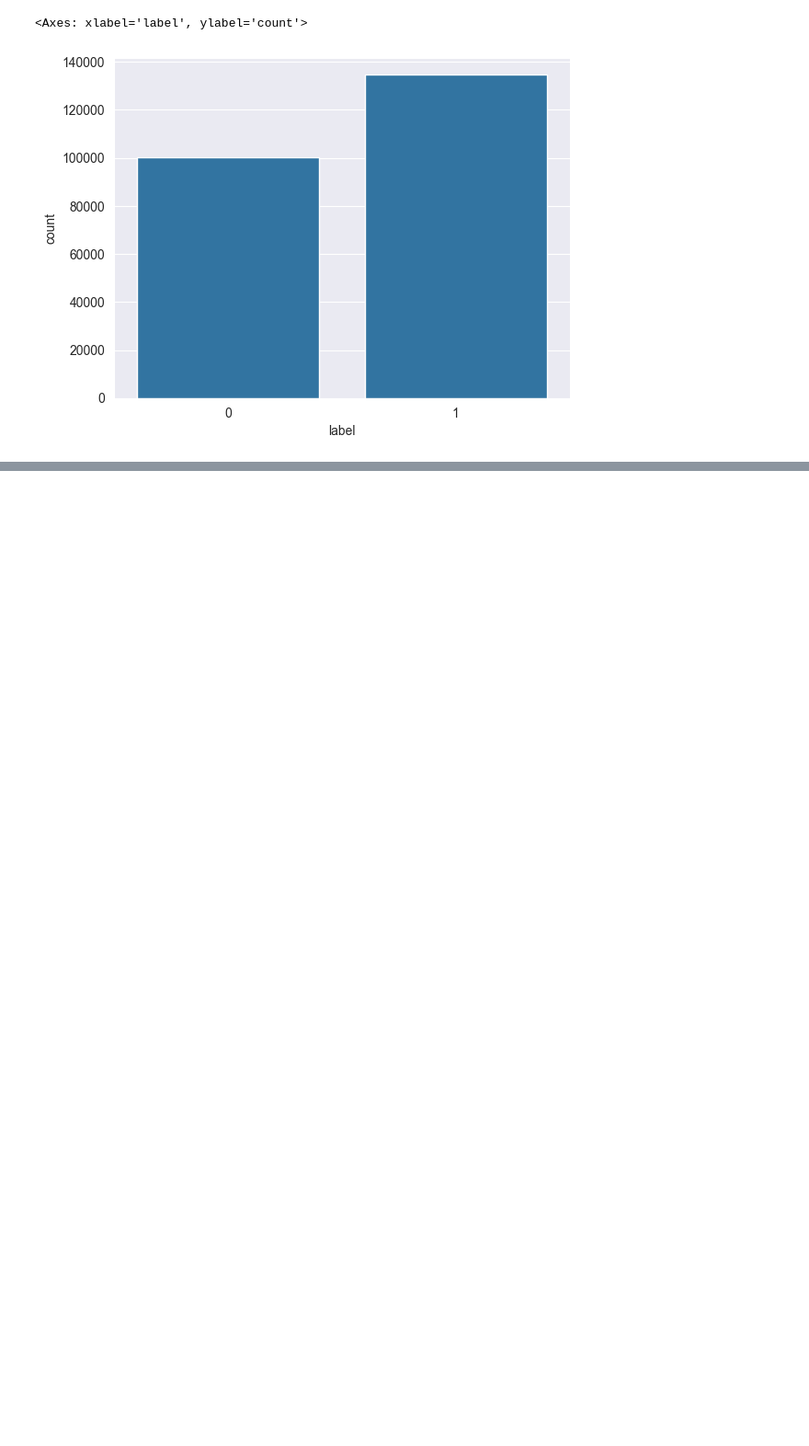
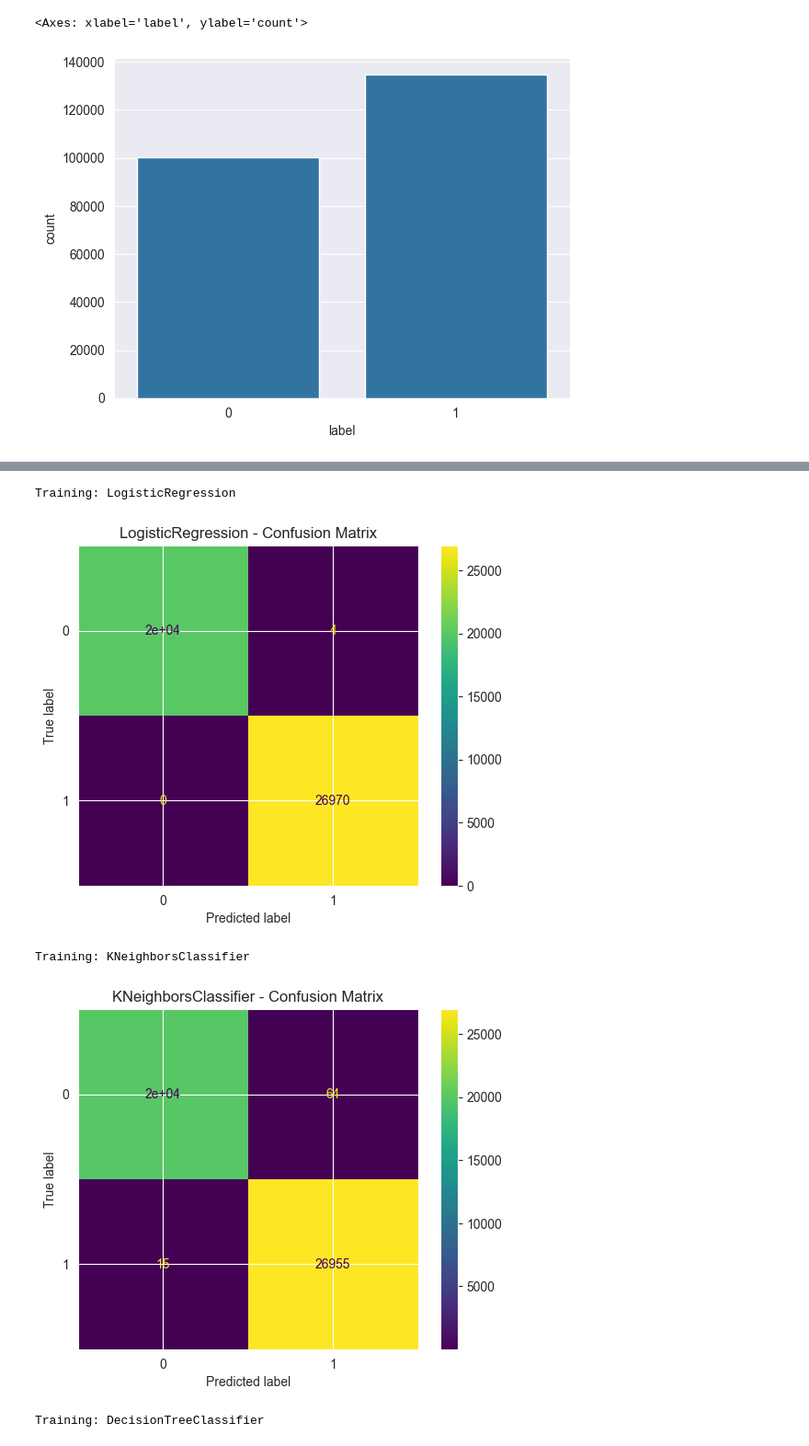
Before and after one commit to gabrielalaa/PhisingDetection, a Jupyter notebook: notebooks/new_training_dataset.ipynb, the cells around one changed output, grey strips where cells are left out. Shown: that part at 92% size. Saved outputs shown, nothing was run; the diff lists cells and outputs as text; code cells hidden in the pictures; blank space fills up the shorter version.

Commit message:
training added

```diff
--- a/notebooks/new_training_dataset.ipynb
+++ b/notebooks/new_training_dataset.ipynb
@@ -97,0 +133,80 @@ There is not a big difference between the two results, so we go to the next step
+# %%
+X = df.drop('label', axis=1)
+y = df['label']
+
+X_train, X_test, y_train, y_test = train_test_split(
+    X, y, test_size=0.2, random_state=42, stratify=y)
+# %%
+# Scale the features
+scaler = StandardScaler()
+
+# Fit only on training data, transform both
+X_train_scaled = scaler.fit_transform(X_train)
+X_test_scaled = scaler.transform(X_test)
+# %%
+np.random.seed(42)
+
+# Models to train
+models = {
+    "LogisticRegression": LogisticRegression(max_iter=1000),
+    "KNeighborsClassifier": KNeighborsClassifier(),
+    "DecisionTreeClassifier": DecisionTreeClassifier(),
+    "RandomForestClassifier": RandomForestClassifier()
+}
+
+# Scaled or not
+use_scaled = {
+    "LogisticRegression": True,
+    "KNeighborsClassifier": True,
+    "DecisionTreeClassifier": False,
+    "RandomForestClassifier": False
+}
+
+results = []
+
+# Train and evaluate
+for name, model in models.items():
+    print(f"\nTraining: {name}")
+
+    if use_scaled[name]:
+        model.fit(X_train_scaled, y_train)
+        y_pred = model.predict(X_test_scaled)
+        X_input = X_test_scaled
+    else:
+        model.fit(X_train, y_train)
+        y_pred = model.predict(X_test)
+        X_input = X_test
+
+    # Metrics
+    results.append({
+        "Model": name,
+        "Accuracy": accuracy_score(y_test, y_pred),
+        "Precision": precision_score(y_test, y_pred, zero_division=0),
+        "Recall": recall_score(y_test, y_pred, zero_division=0),
+        "F1 Score": f1_score(y_test, y_pred, zero_division=0)
+    })
+
+    # Confusion Matrix
+    ConfusionMatrixDisplay.from_estimator(model, X_input, y_test)
+    plt.title(f"{name} - Confusion Matrix")
+    plt.show()
+
+    # Feature Importance if exists
+    if hasattr(model, 'feature_importances_'):
+        importances = model.feature_importances_
+        indices = np.argsort(importances)[::-1]
+        feature_names = X.columns if not use_scaled[name] else X.columns  # same columns
+        plt.figure(figsize=(10, 5))
+        sns.barplot(x=importances[indices], y=feature_names[indices])
+        plt.title(f"{name} - Feature Importance")
+        plt.show()
+
+# Show results
+results_df = pd.DataFrame(results)
+print(results_df)
+# %% [output]
+Training: LogisticRegression
+[figure, added]
+Training: KNeighborsClassifier
+[figure, added]
+Training: DecisionTreeClassifier
```
Also changed, not shown: parts of 9 cells of this notebook.
